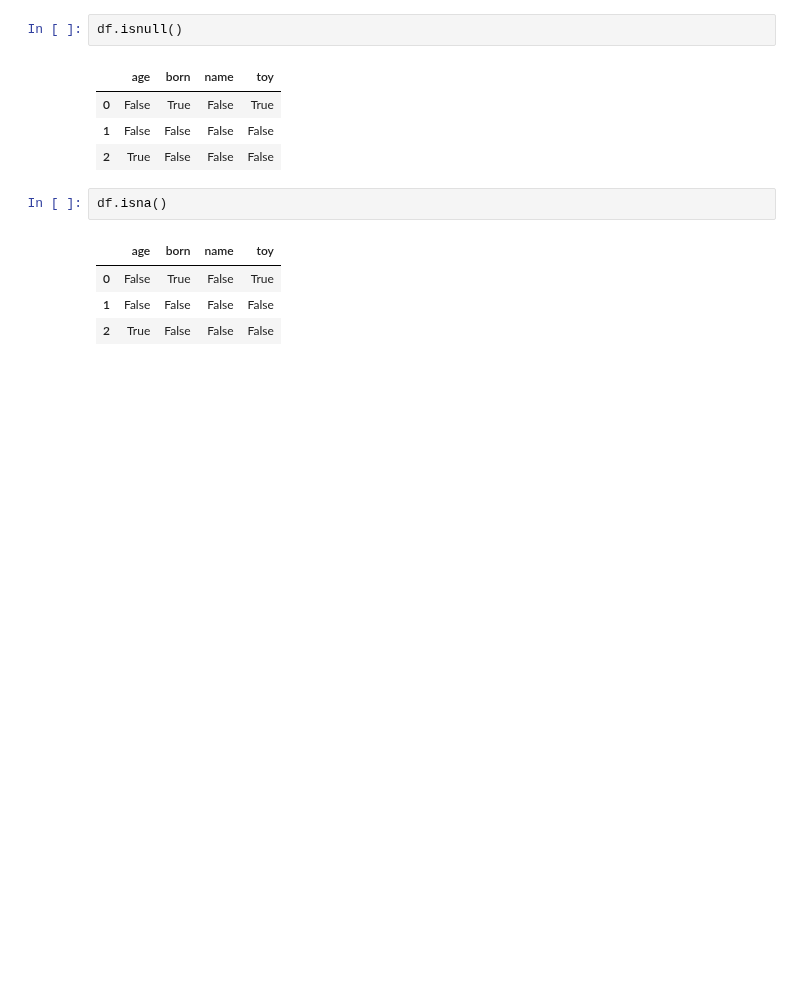
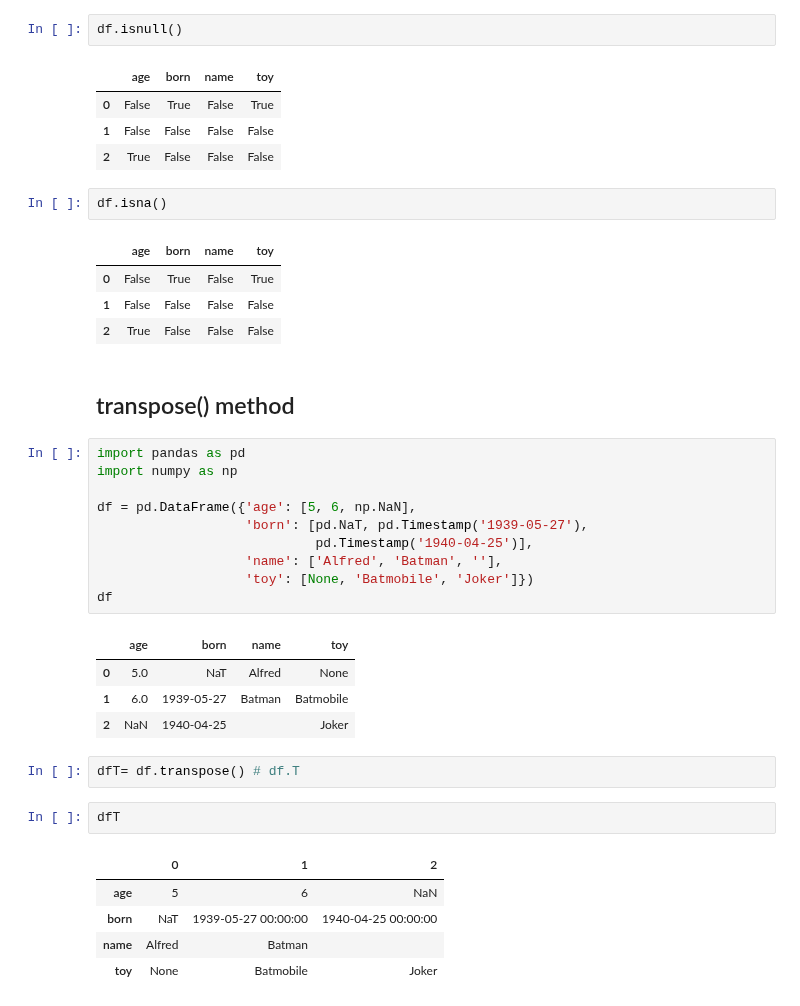
Before and after one commit to GurkanGitHub/Python, a Jupyter notebook: pandas_df_methods.ipynb, the cells around one changed output. Saved outputs shown, nothing was run; the diff lists cells and outputs as text; blank space fills up the shorter version.

```diff
--- a/pandas_df_methods.ipynb
+++ b/pandas_df_methods.ipynb
@@ -1864,3 +1922,30 @@ df.isna()
 | 0 | False | True | False | True |
 | 1 | False | False | False | False |
 | 2 | True | False | False | False |
+# %% [markdown]
+## transpose() method
+# %%
+import pandas as pd
+import numpy as np
+
+df = pd.DataFrame({'age': [5, 6, np.NaN],
+                   'born': [pd.NaT, pd.Timestamp('1939-05-27'),
+                            pd.Timestamp('1940-04-25')],
+                   'name': ['Alfred', 'Batman', ''],
+                   'toy': [None, 'Batmobile', 'Joker']})
+df
+# %% [output]
+|  | age | born | name | toy |
+| 0 | 5.0 | NaT | Alfred | None |
+| 1 | 6.0 | 1939-05-27 | Batman | Batmobile |
+| 2 | NaN | 1940-04-25 |  | Joker |
+# %%
+dfT= df.transpose() # df.T
+# %%
+dfT
+# %% [output]
+|  | 0 | 1 | 2 |
+| age | 5 | 6 | NaN |
+| born | NaT | 1939-05-27 00:00:00 | 1940-04-25 00:00:00 |
+| name | Alfred | Batman |  |
+| toy | None | Batmobile | Joker |
```
Also changed, not shown: parts of 12 cells of this notebook, 1 other file.
